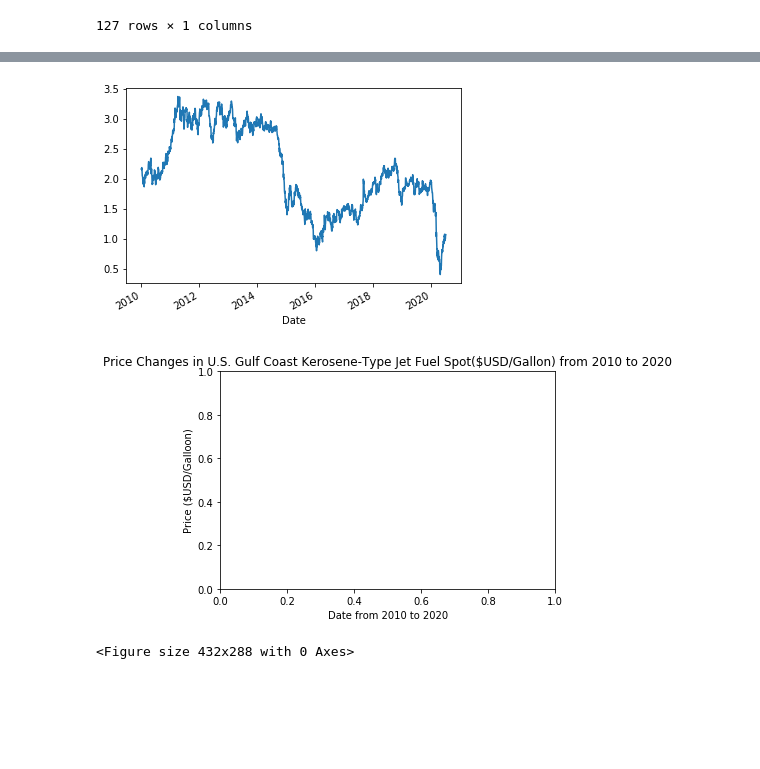
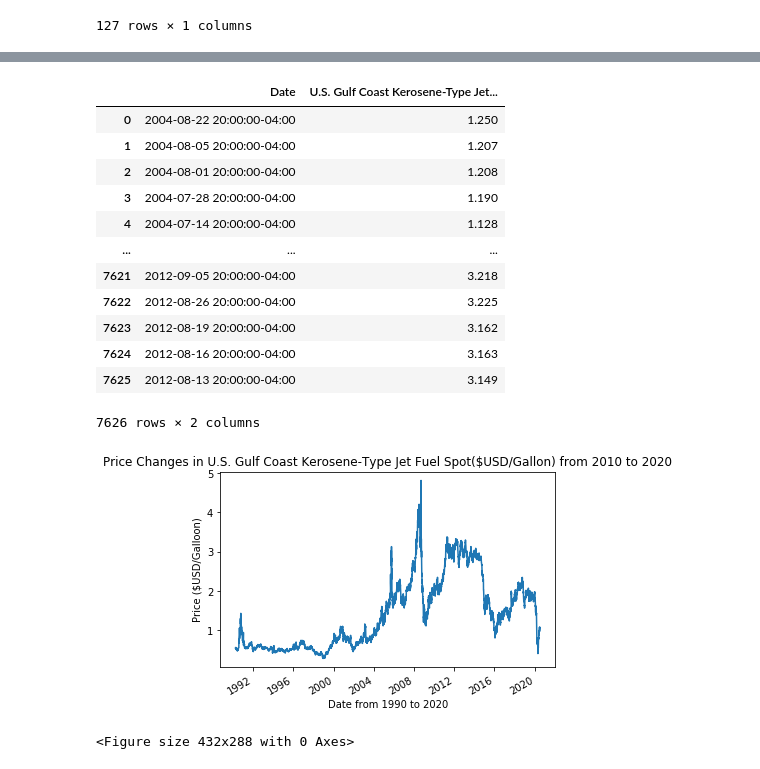
Before and after one commit to xsharonhe/cvt-scripts, a Jupyter notebook: project-intl-flight-tracking/effects of oil and gas/effect of gas and oil on aviation industry.ipynb, the cells around one changed output, grey strips where cells are left out. Drawn from its saved outputs; the diff is of its cells as text; code cells hidden in the pictures; blank space fills up the shorter version.

Commit message:
Begin time series analysis

```diff
--- a/project-intl-flight-tracking/effects of oil and gas/effect of gas and oil on aviation industry.ipynb
+++ b/project-intl-flight-tracking/effects of oil and gas/effect of gas and oil on aviation industry.ipynb
@@ -153,7 +153,7 @@ oil_prices
 # %%
 # TIME SERIES
 import datetime
-df2 = pd.read_csv("KARPSAC-jetfuelprices-2010to2020.csv", sep=";") # original data set
+df_time = pd.read_csv("KARPSAC-jetfuelprices-2010to2020.csv", sep=";") # original data set
 # %%
-df2['Date'] = pd.to_datetime(df2['Date'])
+df_time['Date'] = pd.to_datetime(df_time['Date'])
 # %%
@@ -177,18 +161,33 @@ df2
+# %%
+df_time
+# %% [output]
+|  | Date | U.S. Gulf Coast Kerosene-Type Jet... |
+| 0 | 2004-08-22 20:00:00-04:00 | 1.250 |
+| 1 | 2004-08-05 20:00:00-04:00 | 1.207 |
+| 2 | 2004-08-01 20:00:00-04:00 | 1.208 |
+| 3 | 2004-07-28 20:00:00-04:00 | 1.190 |
+| 4 | 2004-07-14 20:00:00-04:00 | 1.128 |
+| ... | ... | ... |
+| 7621 | 2012-09-05 20:00:00-04:00 | 3.218 |
+| 7622 | 2012-08-26 20:00:00-04:00 | 3.225 |
+| 7623 | 2012-08-19 20:00:00-04:00 | 3.162 |
+| 7624 | 2012-08-16 20:00:00-04:00 | 3.163 |
+| 7625 | 2012-08-13 20:00:00-04:00 | 3.149 |
+7626 rows × 2 columns
 # %%
+#PRICE CHANGES 1990 to 2020:
 ax = plt.gca()
-fig=plt.figure()
-df2.plot(kind='line', x='Date', y='U.S. Gulf Coast Kerosene-Type Jet Fuel Spot Price FOB in U.S. Dollars per Gallon', ax=ax)
+df_time.plot(kind='line', x='Date', y='U.S. Gulf Coast Kerosene-Type Jet Fuel Spot Price FOB in U.S. Dollars per Gallon', ax=ax)
 
 # FORMATTING:
 plt.title('Price Changes in U.S. Gulf Coast Kerosene-Type Jet Fuel Spot($USD/Gallon) from 2010 to 2020')
-plt.xlabel('Date from 2010 to 2020')
+plt.xlabel('Date from 1990 to 2020')
 plt.ylabel('Price ($USD/Galloon)')
 ax.get_legend().remove()
-plt.savefig('price-changes-2010to2020.png', bbox_inches='tight')
+plt.savefig('price-changes-1990to2020.png', dpi=100, bbox_inches='tight')
 
 plt.show()
 plt.draw()
 # %% [output]
-[figure, old version]
+[figure, new version]
-[figure, removed]
 <Figure size 432x288 with 0 Axes>
```
Also changed, not shown: parts of 4 cells of this notebook, 2 other files.
